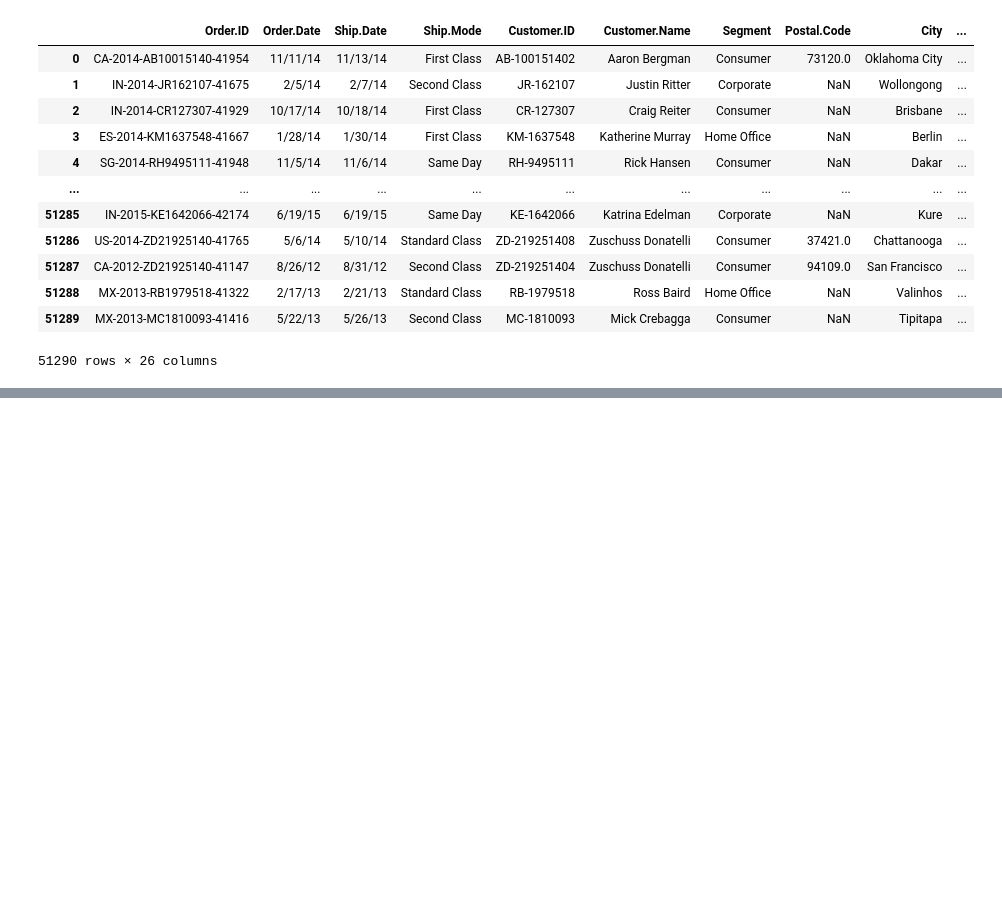
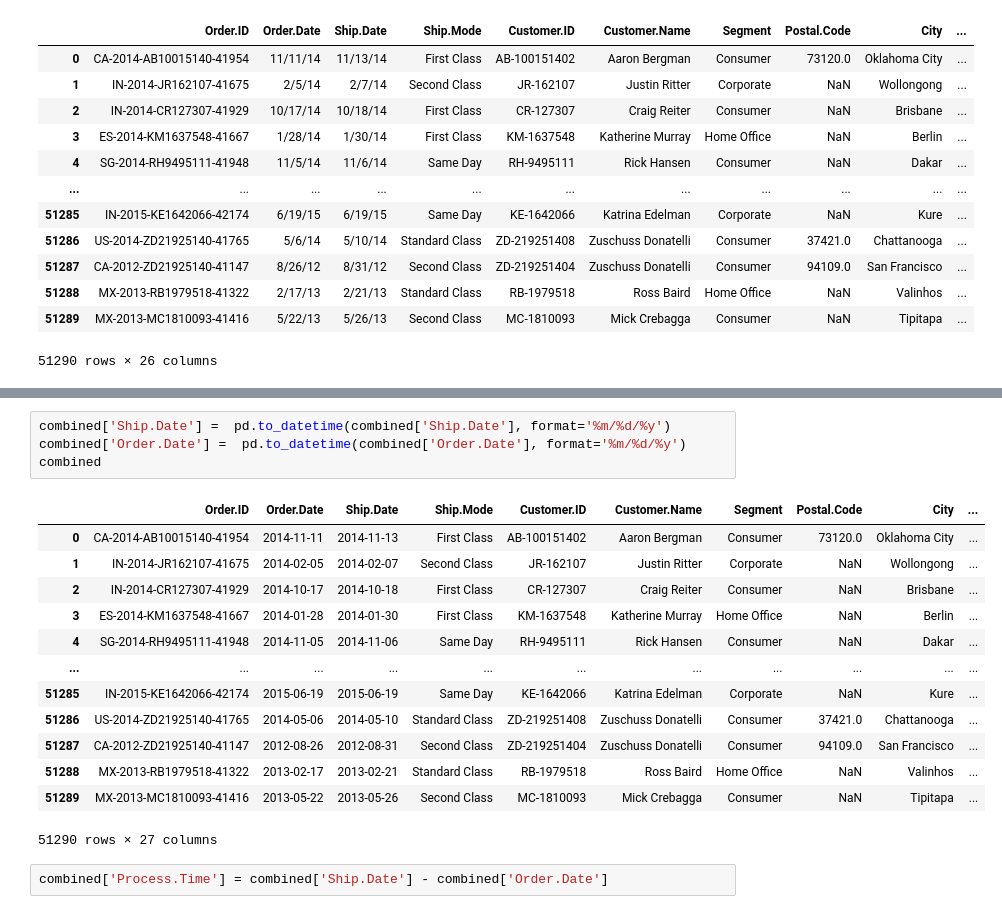
Before and after one commit to jackcopeland11/machine_learning_project, a Jupyter notebook: Hugh_Goode/ML_Lab.ipynb, the cells around one changed output, grey strips where cells are left out. Cells and saved outputs as stored; diff of their text form; blank space fills up the shorter version.

```diff
--- a/Hugh_Goode/ML_Lab.ipynb
+++ b/Hugh_Goode/ML_Lab.ipynb
@@ -225,0 +248,20 @@ ValueError: The truth value of a Series is ambiguous. Use a.empty, a.bool(), a.i
+# %%
+combined['Ship.Date'] =  pd.to_datetime(combined['Ship.Date'], format='%m/%d/%y')
+combined['Order.Date'] =  pd.to_datetime(combined['Order.Date'], format='%m/%d/%y')
+combined
+# %% [output]
+|  | Order.ID | Order.Date | Ship.Date | Ship.Mode | Customer.ID | Customer.Name | Segment | Postal.Code | City | ... |
+| 0 | CA-2014-AB10015140-41954 | 2014-11-11 | 2014-11-13 | First Class | AB-100151402 | Aaron Bergman | Consumer | 73120.0 | Oklahoma City | ... |
+| 1 | IN-2014-JR162107-41675 | 2014-02-05 | 2014-02-07 | Second Class | JR-162107 | Justin Ritter | Corporate | NaN | Wollongong | ... |
+| 2 | IN-2014-CR127307-41929 | 2014-10-17 | 2014-10-18 | First Class | CR-127307 | Craig Reiter | Consumer | NaN | Brisbane | ... |
+| 3 | ES-2014-KM1637548-41667 | 2014-01-28 | 2014-01-30 | First Class | KM-1637548 | Katherine Murray | Home Office | NaN | Berlin | ... |
+| 4 | SG-2014-RH9495111-41948 | 2014-11-05 | 2014-11-06 | Same Day | RH-9495111 | Rick Hansen | Consumer | NaN | Dakar | ... |
+| ... | ... | ... | ... | ... | ... | ... | ... | ... | ... | ... |
+| 51285 | IN-2015-KE1642066-42174 | 2015-06-19 | 2015-06-19 | Same Day | KE-1642066 | Katrina Edelman | Corporate | NaN | Kure | ... |
+| 51286 | US-2014-ZD21925140-41765 | 2014-05-06 | 2014-05-10 | Standard Class | ZD-219251408 | Zuschuss Donatelli | Consumer | 37421.0 | Chattanooga | ... |
+| 51287 | CA-2012-ZD21925140-41147 | 2012-08-26 | 2012-08-31 | Second Class | ZD-219251404 | Zuschuss Donatelli | Consumer | 94109.0 | San Francisco | ... |
+| 51288 | MX-2013-RB1979518-41322 | 2013-02-17 | 2013-02-21 | Standard Class | RB-1979518 | Ross Baird | Home Office | NaN | Valinhos | ... |
+| 51289 | MX-2013-MC1810093-41416 | 2013-05-22 | 2013-05-26 | Second Class | MC-1810093 | Mick Crebagga | Consumer | NaN | Tipitapa | ... |
+51290 rows × 27 columns
+# %%
+combined['Process.Time'] = combined['Ship.Date'] - combined['Order.Date']
```
Also changed, not shown: parts of 14 cells of this notebook.
